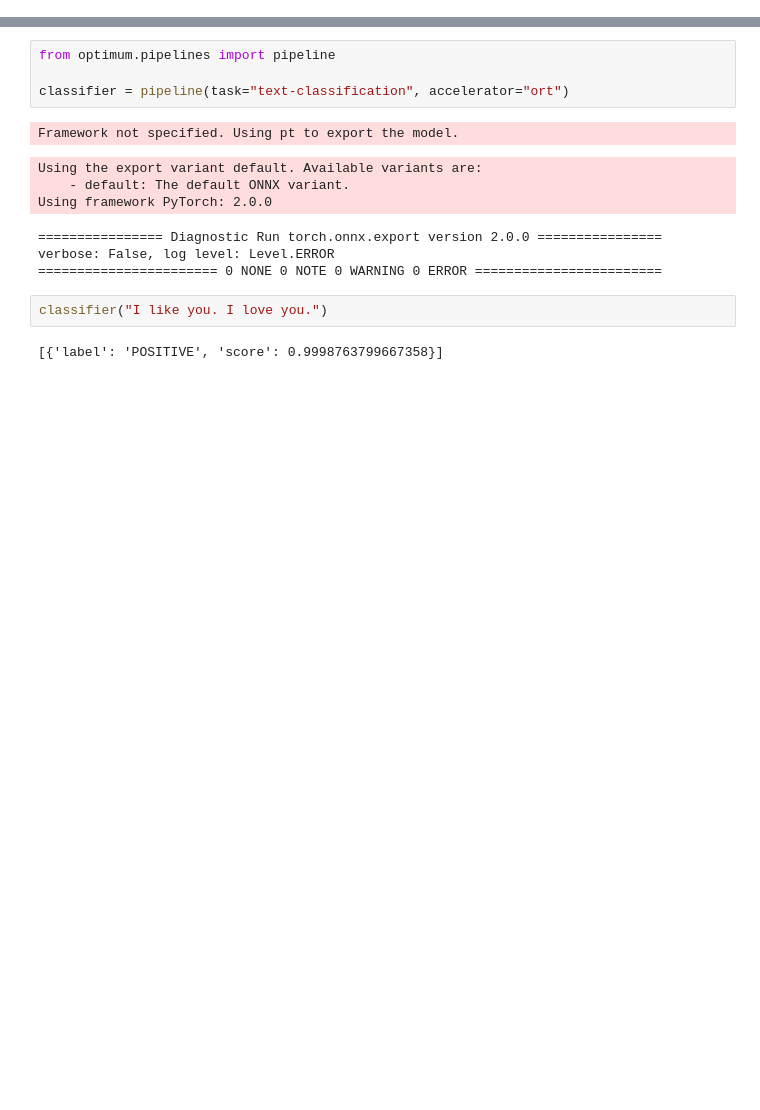
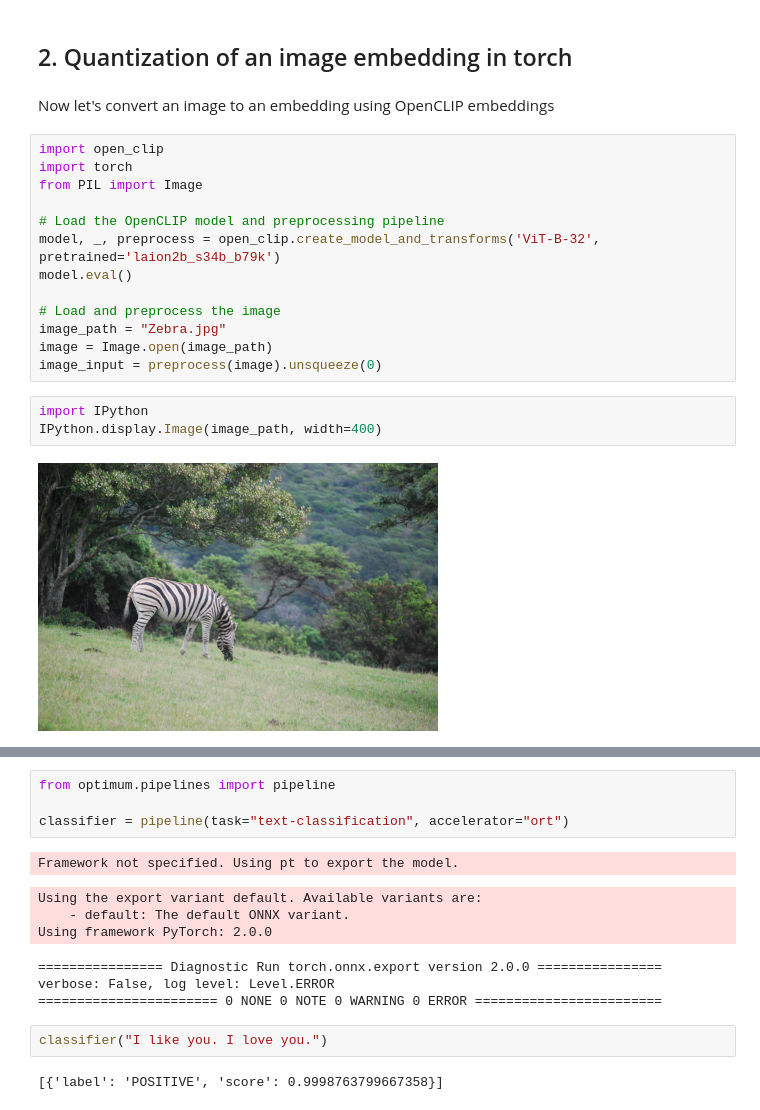
Before and after one commit to MichielBbal/AI_advanced, a Jupyter notebook: Optimization and Quantization with ONNX (WiP).ipynb, the cells around one changed output, grey strips where cells are left out. Saved outputs shown, nothing was run; the diff lists cells and outputs as text; blank space fills up the shorter version.

```diff
--- a/Optimization and Quantization with ONNX (WiP).ipynb
+++ b/Optimization and Quantization with ONNX (WiP).ipynb
@@ -161,0 +67,22 @@ print(results)
+# %% [markdown]
+## 2. Quantization of an image embedding in torch
+# %% [markdown]
+Now let's convert an image to an embedding using OpenCLIP embeddings
+# %%
+import open_clip
+import torch
+from PIL import Image
+
+# Load the OpenCLIP model and preprocessing pipeline
+model, _, preprocess = open_clip.create_model_and_transforms('ViT-B-32', pretrained='laion2b_s34b_b79k')
+model.eval()
+
+# Load and preprocess the image
+image_path = "Zebra.jpg"
+image = Image.open(image_path)
+image_input = preprocess(image).unsqueeze(0)
+# %%
+import IPython
+IPython.display.Image(image_path, width=400)
+# %% [output]
+[figure, added]
```
Also changed, not shown: parts of 33 cells of this notebook, 1 other file.
